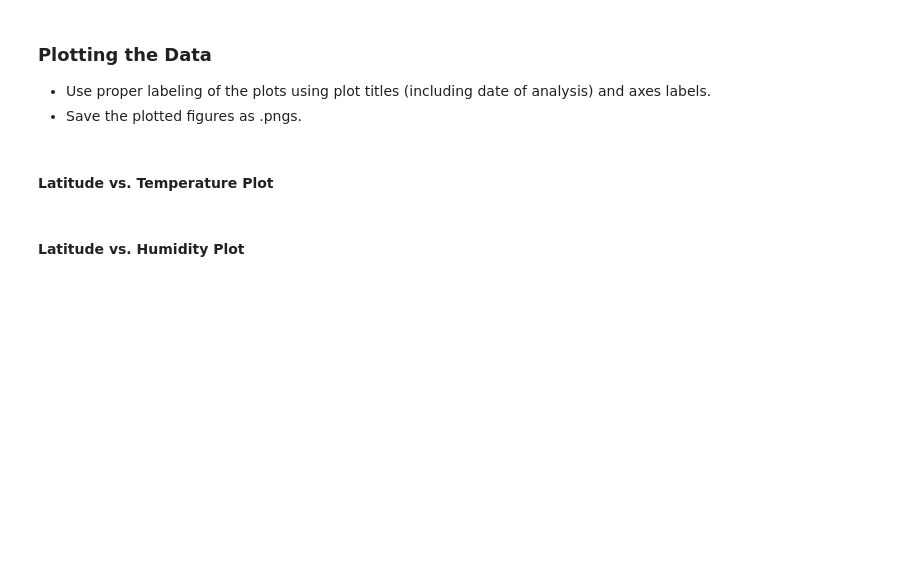
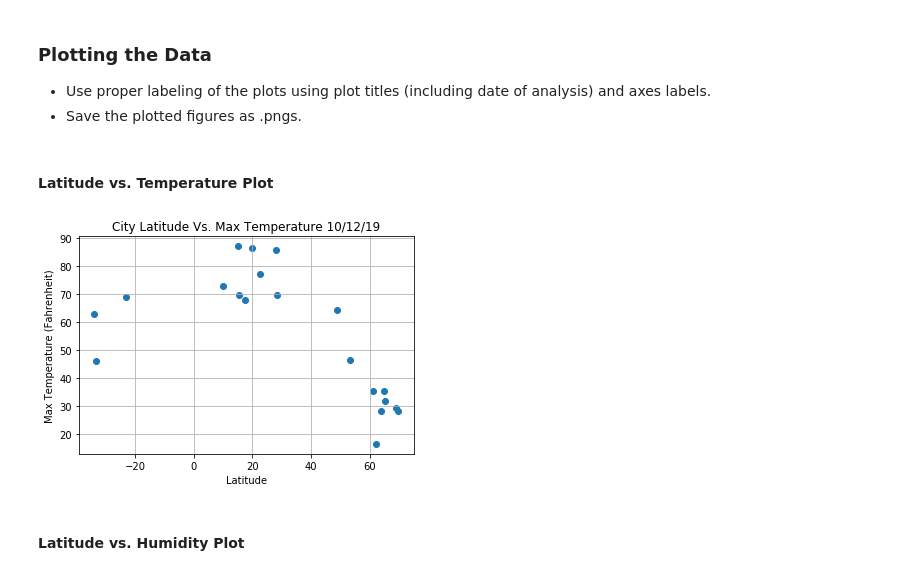
Before and after one commit to scifi451/python-api-challenge, a Jupyter notebook: WeatherPy/WeatherPy-Copy1.ipynb, the cells around one changed output. Saved outputs shown, nothing was run; the diff lists cells and outputs as text; code cells hidden in the pictures; blank space fills up the shorter version.

```diff
--- a/WeatherPy/WeatherPy-Copy1.ipynb
+++ b/WeatherPy/WeatherPy-Copy1.ipynb
@@ -160,18 +170,20 @@ weather_data.head()
 # %%
 # Build a scatter plot for each data type
 plt.scatter(weather_data["Latitude"], weather_data["Temp Max"], marker="o")
 
 # Incorporate the other graph properties
-plt.title("City Latitude Vs. Max Temperature 10/11/19")
+plt.title("City Latitude Vs. Max Temperature 10/12/19")
 plt.ylabel("Max Temperature (Fahrenheit)")
 plt.xlabel("Latitude")
 plt.grid(True)
 
 # Save the figure
 plt.savefig("CityLatitudeVsTemp.png")
 
 # Show plot
 plt.show()
+# %% [output]
+[figure, added]
 # %% [markdown]
 #### Latitude vs. Humidity Plot
 # %%
```
Also changed, not shown: parts of 8 cells of this notebook, 6 other files.
